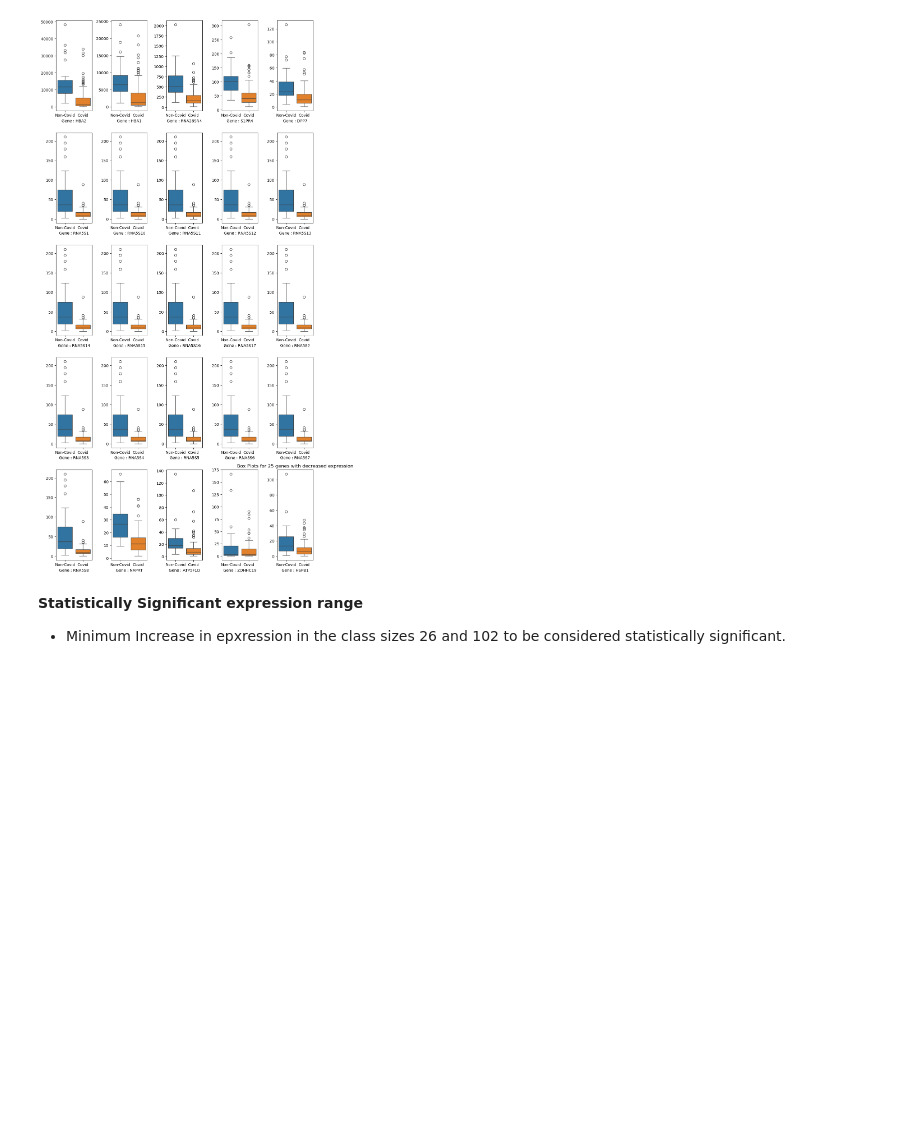
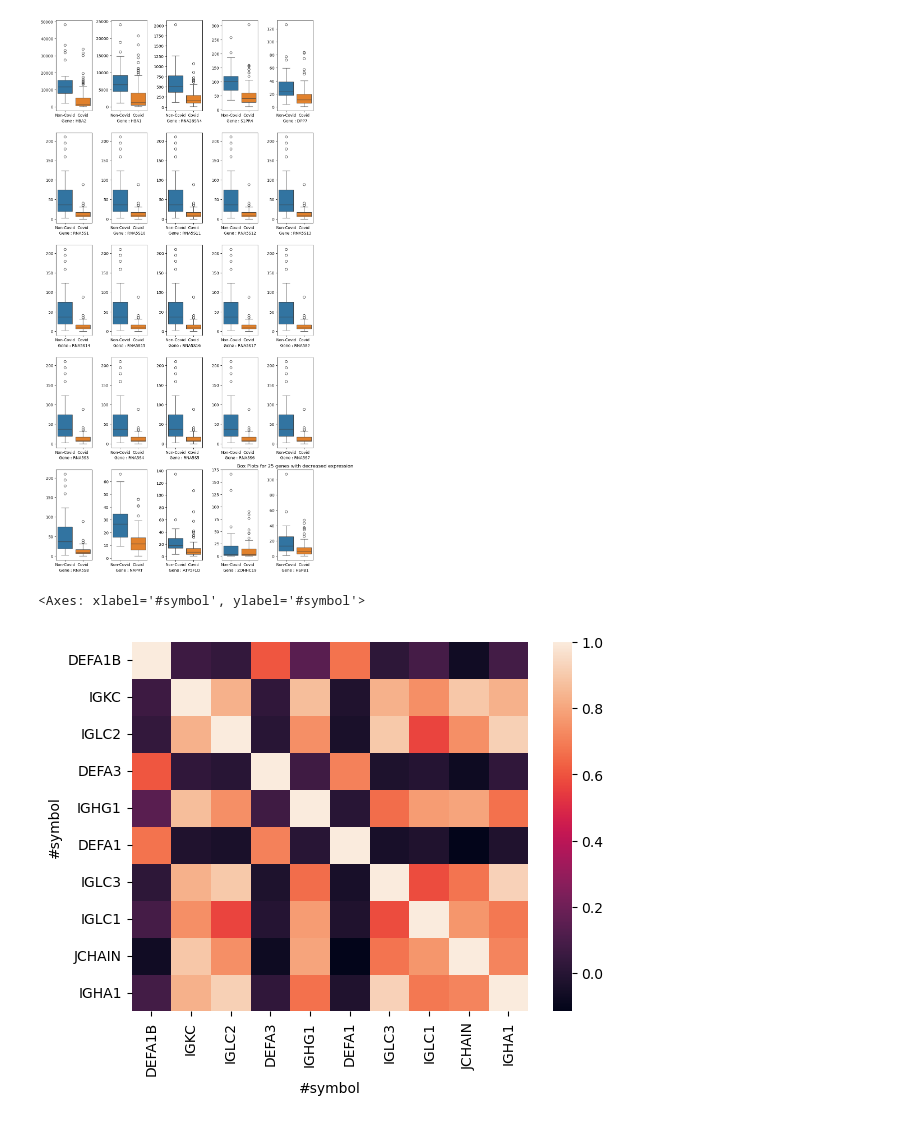
Before and after one commit to Karthik-A-P/AIBD-Project, a Jupyter notebook: EDA.ipynb, the cells around one changed output. Cells and saved outputs as stored; diff of their text form; code cells hidden in the pictures; blank space fills up the shorter version.

```diff
--- a/EDA.ipynb
+++ b/EDA.ipynb
@@ -4,7 +4,7 @@ import matplotlib.pyplot as plt
 import seaborn as sns
 import numpy as np
 # %%
-data = pd.read_csv(r"C:\Users\apkar\OneDrive\Documents\Projects\AIBD\GSE157103_genes.tpm.tsv\GSE157103_genes.tpm.tsv",sep = '\t')
+data = pd.read_csv(r"C:\Users\apkar\OneDrive\Documents\Projects\AIBD\AIBD-Project\GSE157103_genes.tpm.tsv\GSE157103_genes.tpm.tsv",sep = '\t')
 # %%
 data
 # %% [output]
@@ -154,6 +154,10 @@ plt.title('Box Plots for 25 genes with decreased expression')
 plt.tight_layout()
 # %% [output]
 [figure]
-# %% [markdown]
-**Statistically Significant expression range**
- - Minimum Increase in epxression in the class sizes 26 and 102 to be considered statistically significant.
+# %%
+nd = df_t.drop(['Sample', 'Class'], axis = 1)
+elev = nd[[i[0] for i in elevated_genes[:10]]]
+sns.heatmap(elev.corr(method='pearson'))
+# %% [output]
+<Axes: xlabel='#symbol', ylabel='#symbol'>
+[figure, added]
```
Also changed, not shown: parts of 7 cells of this notebook.
